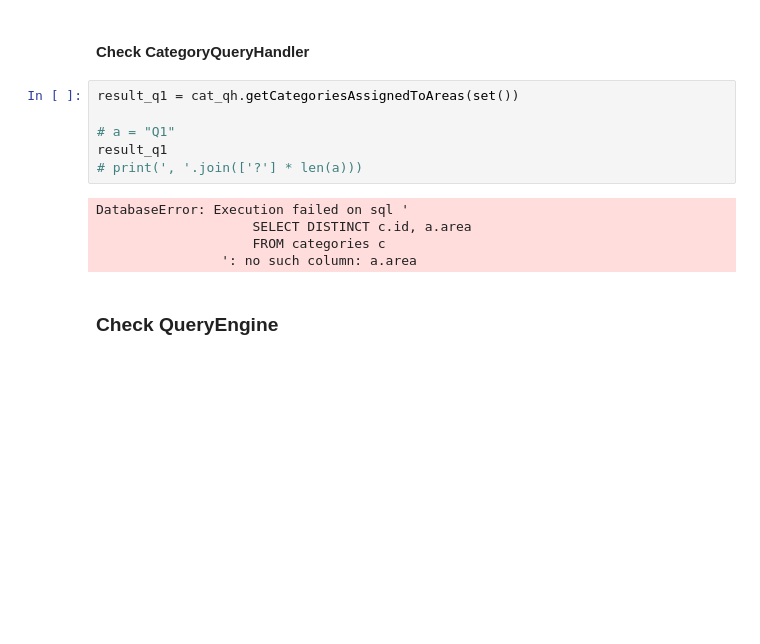
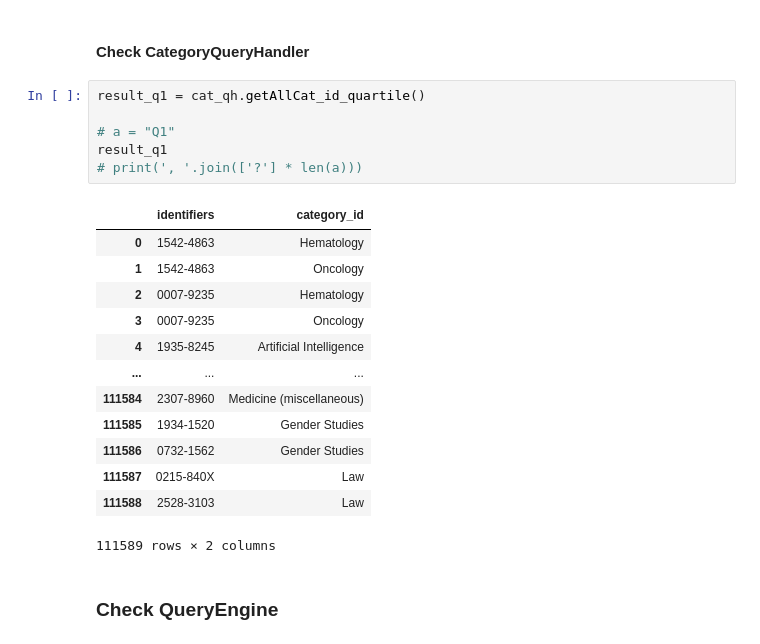
Before and after one commit to edotarp/Perfect-Stranger-DHDK-2025, a Jupyter notebook: our_project/test_impl.ipynb, the cells around one changed output. Cells and saved outputs as stored; diff of their text form; blank space fills up the shorter version.

```diff
--- a/our_project/test_impl.ipynb
+++ b/our_project/test_impl.ipynb
@@ -46,16 +60,25 @@ SPARQL Error: <urlopen error [WinError 10061] No connection could be made becaus
 # %% [markdown]
 #### Check CategoryQueryHandler
 # %%
-result_q1 = cat_qh.getCategoriesAssignedToAreas(set())
+result_q1 = cat_qh.getAllCat_id_quartile()
 
 # a = "Q1"
 result_q1
 # print(', '.join(['?'] * len(a)))
 # %% [output]
+|  | identifiers | category_id |
+| 0 | 1542-4863 | Hematology |
+| 1 | 1542-4863 | Oncology |
+| 2 | 0007-9235 | Hematology |
+| 3 | 0007-9235 | Oncology |
+| 4 | 1935-8245 | Artificial Intelligence |
+| ... | ... | ... |
+| 111584 | 2307-8960 | Medicine (miscellaneous) |
+| 111585 | 1934-1520 | Gender Studies |
+| 111586 | 0732-1562 | Gender Studies |
+| 111587 | 0215-840X | Law |
+| 111588 | 2528-3103 | Law |
-DatabaseError: Execution failed on sql '
-                    SELECT DISTINCT c.id, a.area
-                    FROM categories c
-                ': no such column: a.area
+111589 rows × 2 columns
 # %% [markdown]
 ### Check QueryEngine
 # %%
```
Also changed, not shown: parts of 9 cells of this notebook, 1 other file.
